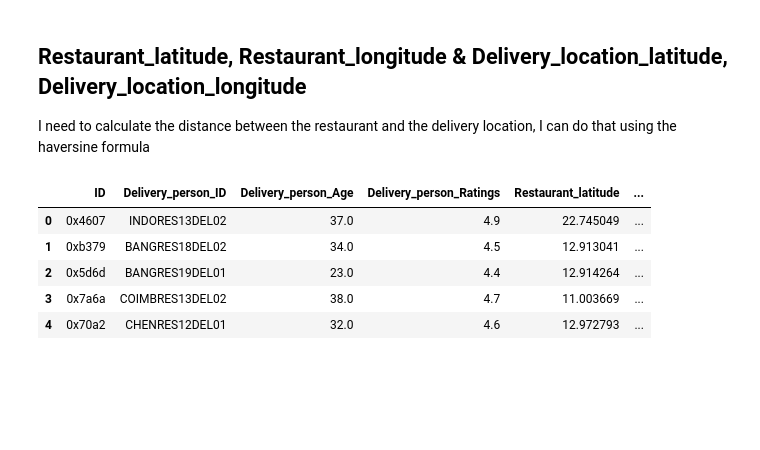
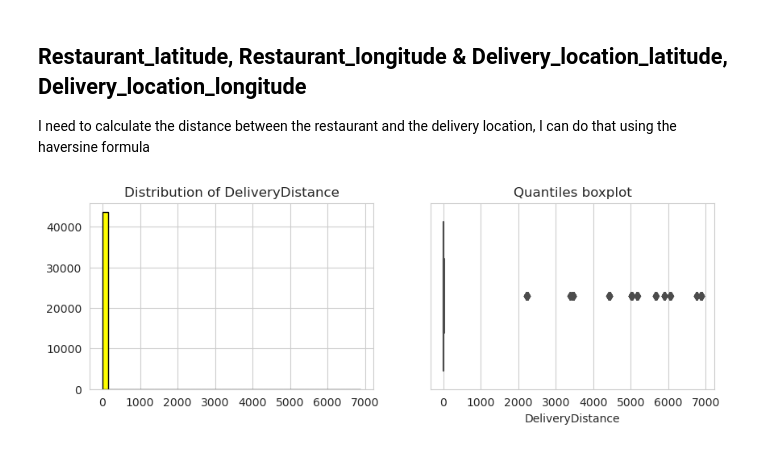
Before and after one commit to liamarguedas/uber-eats-delivery-time, a Jupyter notebook: notebooks/analyze-and-explore-data.ipynb, the cells around one changed output. Saved outputs shown, nothing was run; the diff lists cells and outputs as text; code cells hidden in the pictures; blank space fills up the shorter version.

Commit message:
Distance quantiles

```diff
--- a/notebooks/analyze-and-explore-data.ipynb
+++ b/notebooks/analyze-and-explore-data.ipynb
@@ -351,12 +350,14 @@ for i in range(len(data)):
                                         data.loc[i, 'Restaurant_longitude'],
                                         data.loc[i, 'Delivery_location_latitude'],
                                         data.loc[i, 'Delivery_location_longitude'])
-# %%
-data.head()
-# %% [output]
-|  | ID | Delivery_person_ID | Delivery_person_Age | Delivery_person_Ratings | Restaurant_latitude | ... |
-| 0 | 0x4607 | INDORES13DEL02 | 37.0 | 4.9 | 22.745049 | ... |
-| 1 | 0xb379 | BANGRES18DEL02 | 34.0 | 4.5 | 12.913041 | ... |
-| 2 | 0x5d6d | BANGRES19DEL01 | 23.0 | 4.4 | 12.914264 | ... |
-| 3 | 0x7a6a | COIMBRES13DEL02 | 38.0 | 4.7 | 11.003669 | ... |
-| 4 | 0x70a2 | CHENRES12DEL01 | 32.0 | 4.6 | 12.972793 | ... |
+# %%
+fig, (ax1, ax2) = plt.subplots(ncols = 2, nrows = 1, figsize = (10, 3))
+
+sns.distplot(x = data['DeliveryDistance'],
+             kde = False, hist_kws = {'alpha': 1, 'edgecolor':'black'}, color = 'yellow', ax = ax1)
+ax1.set_title('Distribution of DeliveryDistance')
+
+sns.boxplot(data = data, x = 'DeliveryDistance', ax = ax2, color = 'yellow')
+ax2.set_title('Quantiles boxplot');
+# %% [output]
+[figure, added]
```
Also changed, not shown: parts of 7 cells of this notebook.
